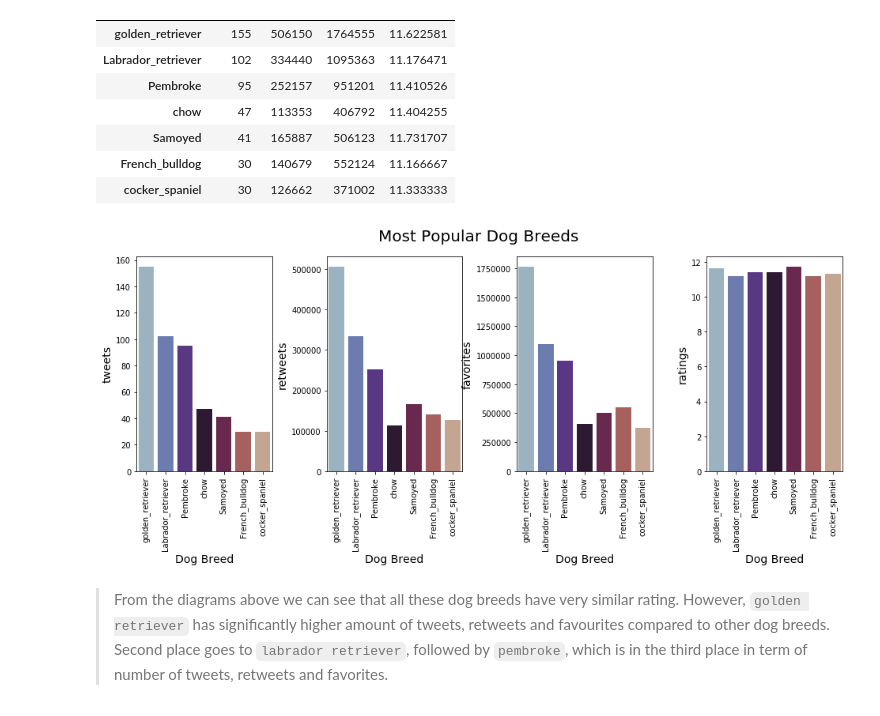
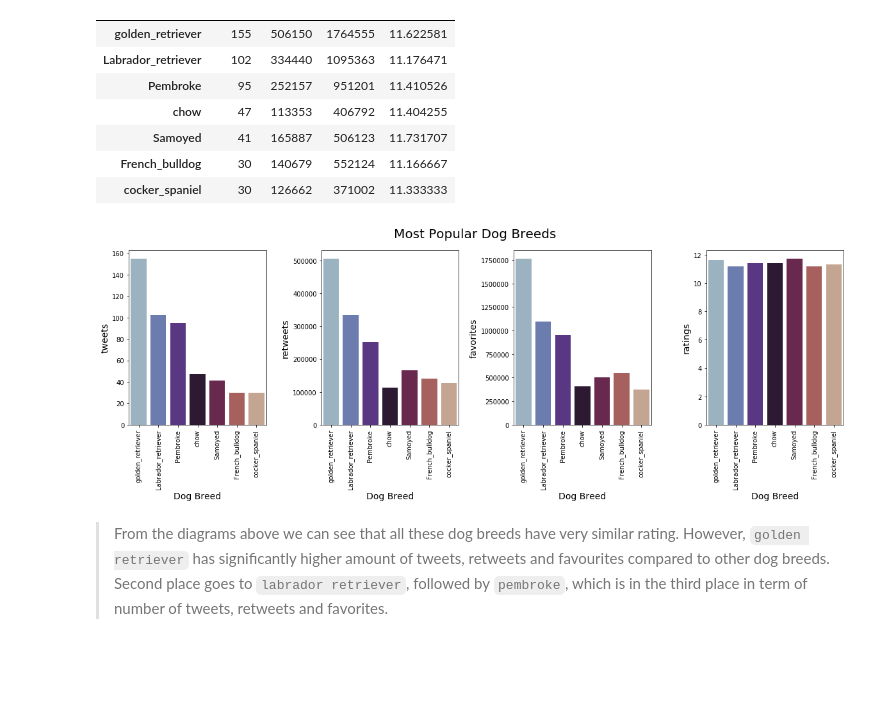
Before and after one commit to weichong-ong/Twitter_Account_Data_Wrangling, a Jupyter notebook: wrangle_act.ipynb, the cells around one changed output. Saved outputs shown, nothing was run; the diff lists cells and outputs as text; code cells hidden in the pictures; blank space fills up the shorter version.

Commit message:
Change figure size

```diff
--- a/wrangle_act.ipynb
+++ b/wrangle_act.ipynb
@@ -1031,19 +1032,19 @@ most_popular_dog_breeds_agg
 | French_bulldog | 30 | 140679 | 552124 | 11.166667 |
 | cocker_spaniel | 30 | 126662 | 371002 | 11.333333 |
 # %%
-fig = plt.figure(figsize=(16,5))
+fig = plt.figure(figsize=(20,5))
 fig.subplots_adjust(wspace=0.4)
 i=1
 for f in most_popular_dog_breeds_agg.columns:
     ax = fig.add_subplot(1, 4, i)
     ax = sns.barplot(x = most_popular_dog_breeds_agg.index, y = most_popular_dog_breeds_agg.loc[:, f], palette='twilight')
     ax.set_xlabel('Dog Breed', fontsize = 14)
     ax.set_xticklabels(most_popular_dog_breeds_agg.index, rotation=90)
     ax.set_ylabel(f, fontsize = 14)
     i+=1
 fig.suptitle('Most Popular Dog Breeds', ha='center', va='center', fontsize=20, y=0.95);
 # %% [output]
-[figure, old version]
+[figure, new version]
 # %% [markdown]
 > From the diagrams above we can see that all these dog breeds have very similar rating. However, `golden retriever` has significantly higher amount of tweets, retweets and favourites compared to other dog breeds. Second place goes to `labrador retriever`, followed by `pembroke`, which is in the third place in term of number of tweets, retweets and favorites.
 # %% [markdown]
```
Also changed, not shown: parts of 2 cells of this notebook.
